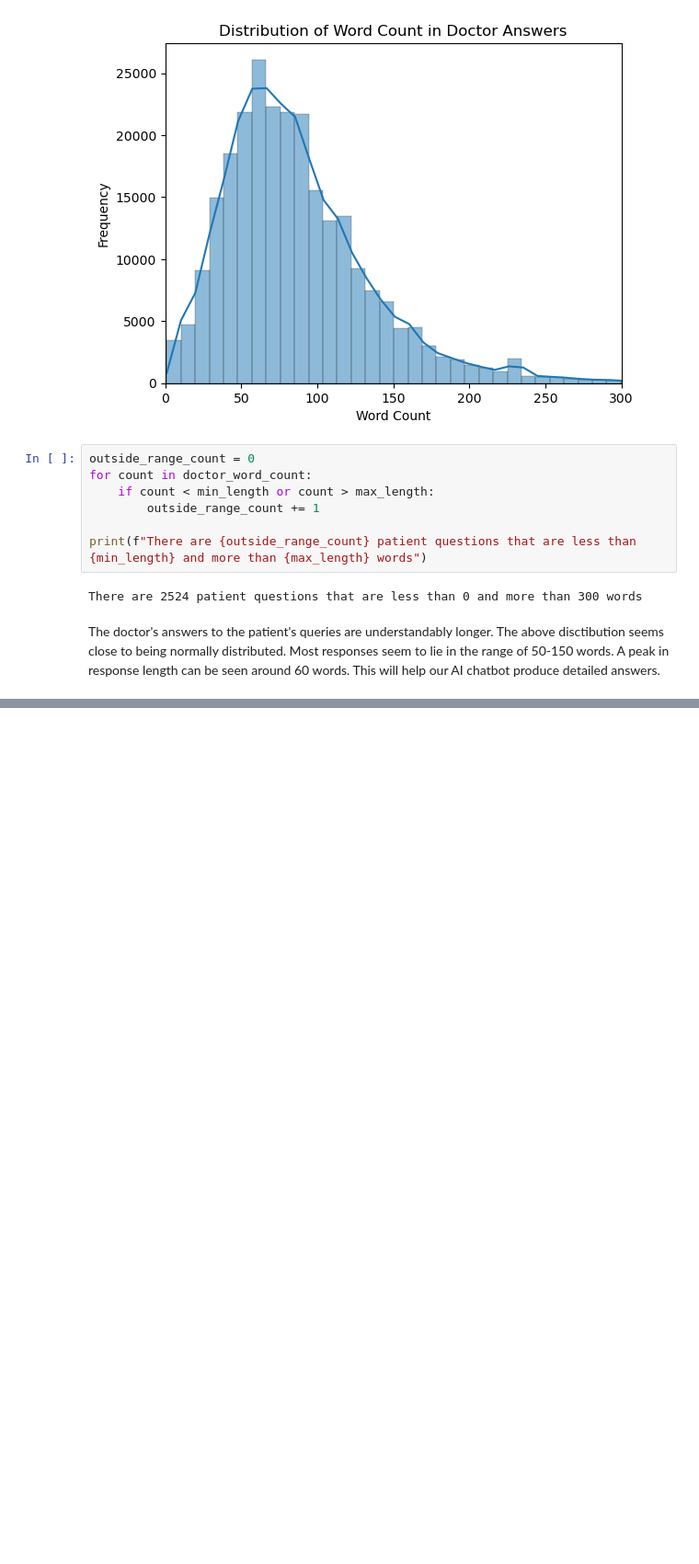
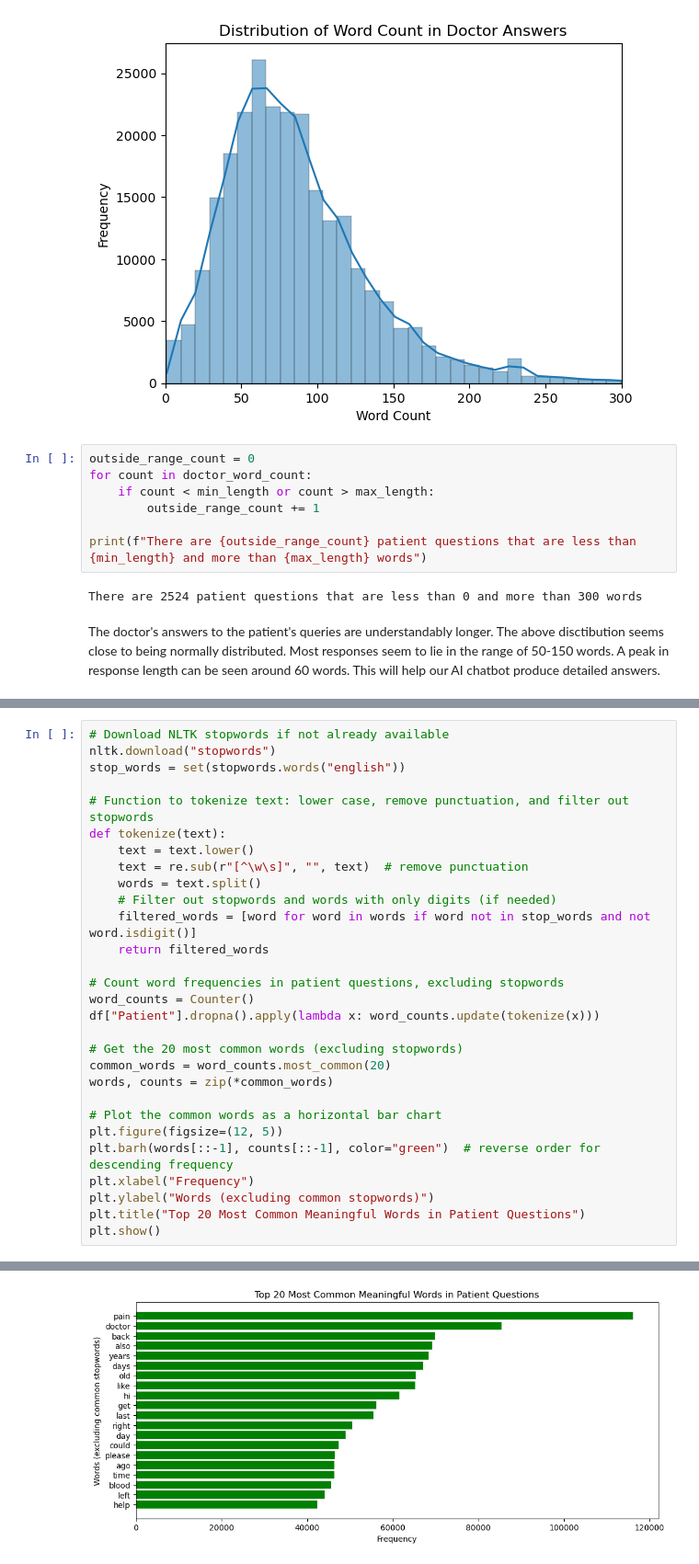
Before and after one commit to Arnav710/cse150a, a Jupyter notebook: data_exploration.ipynb, the cells around one changed output, grey strips where cells are left out. Shown: that part at 92% size. Cells and saved outputs as stored; diff of their text form; blank space fills up the shorter version.

```diff
--- a/data_exploration.ipynb
+++ b/data_exploration.ipynb
@@ -128,0 +151,30 @@ The doctor's answers to the patient's queries are understandably longer. The abo
+# %%
+# Download NLTK stopwords if not already available
+nltk.download("stopwords")
+stop_words = set(stopwords.words("english"))
+
+# Function to tokenize text: lower case, remove punctuation, and filter out stopwords
+def tokenize(text):
+    text = text.lower()
+    text = re.sub(r"[^\w\s]", "", text)  # remove punctuation
+    words = text.split()
+    # Filter out stopwords and words with only digits (if needed)
+    filtered_words = [word for word in words if word not in stop_words and not word.isdigit()]
+    return filtered_words
+
+# Count word frequencies in patient questions, excluding stopwords
+word_counts = Counter()
+df["Patient"].dropna().apply(lambda x: word_counts.update(tokenize(x)))
+
+# Get the 20 most common words (excluding stopwords)
+common_words = word_counts.most_common(20)
+words, counts = zip(*common_words)
+
+# Plot the common words as a horizontal bar chart
+plt.figure(figsize=(12, 5))
+plt.barh(words[::-1], counts[::-1], color="green")  # reverse order for descending frequency
+plt.xlabel("Frequency")
+plt.ylabel("Words (excluding common stopwords)")
+plt.title("Top 20 Most Common Meaningful Words in Patient Questions")
+plt.show()
+# %% [output]
@@ -128,0 +184 @@ The doctor's answers to the patient's queries are understandably longer. The abo
+[figure, added]
```
Also changed, not shown: parts of 5 cells of this notebook.
